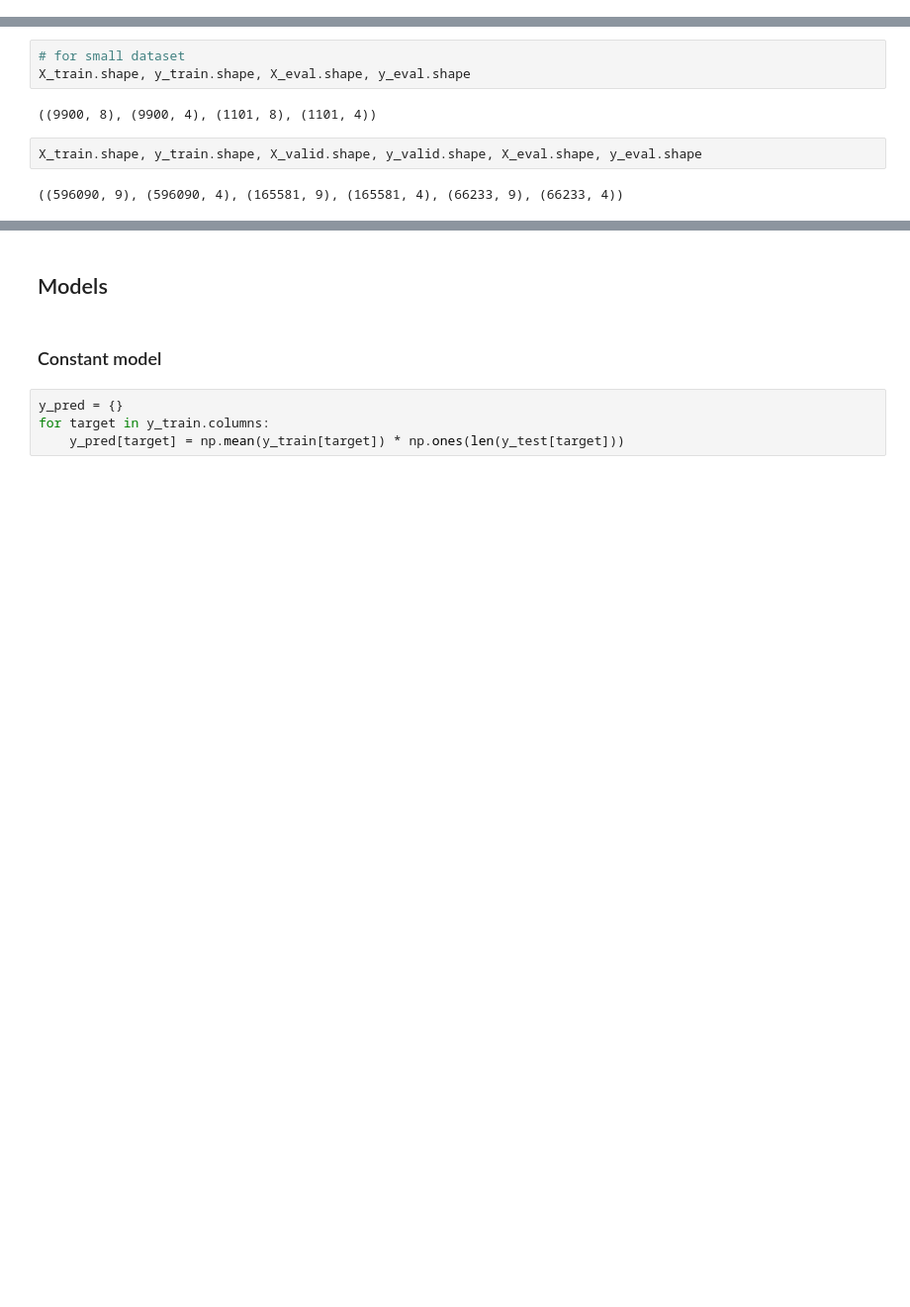
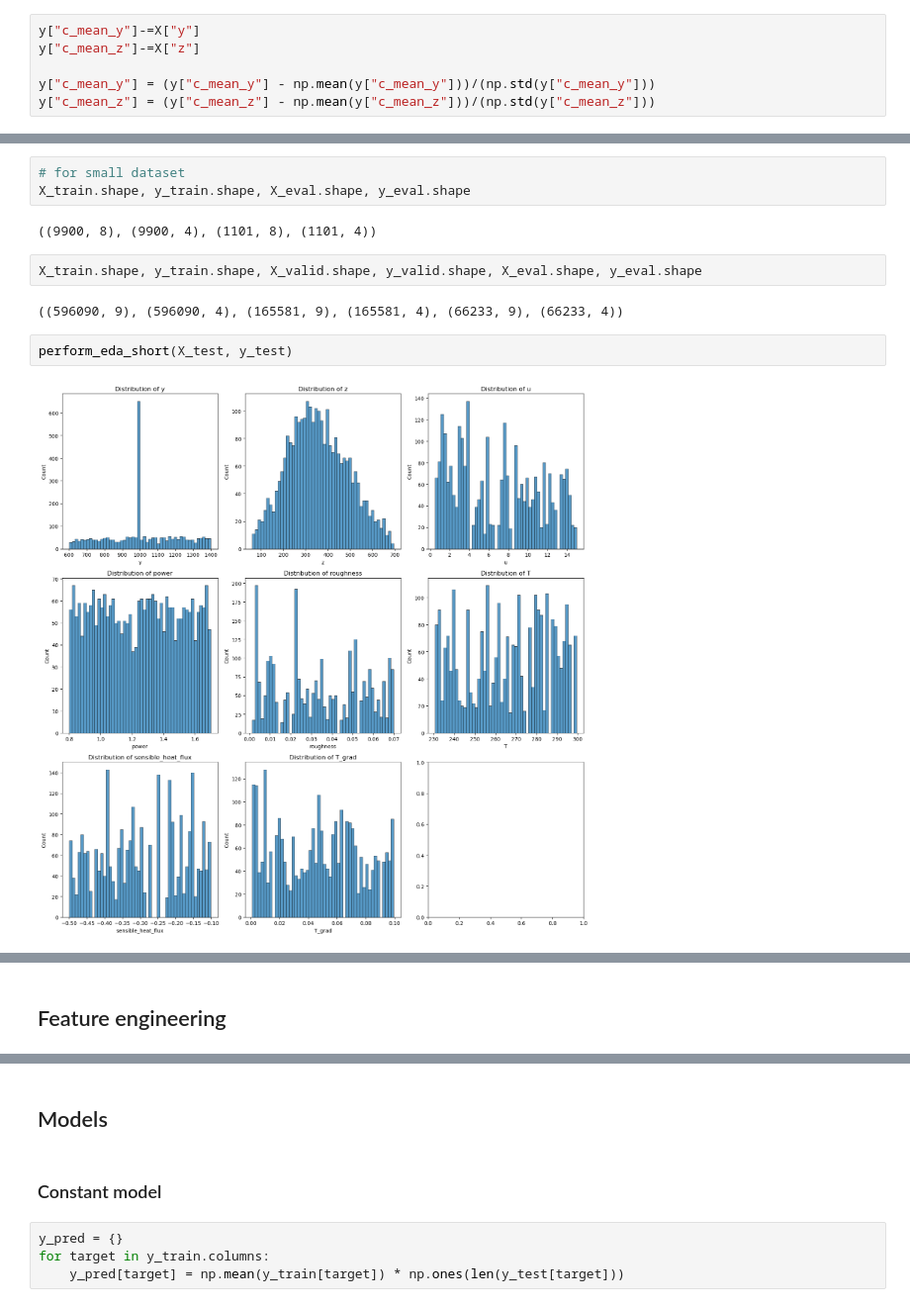
Before and after one commit to Esaak/NIR, a Jupyter notebook: ml/ml_1.ipynb, the cells around one changed output, grey strips where cells are left out. Shown at 99% size. Drawn from its saved outputs; the diff is of its cells as text; blank space fills up the shorter version.

```diff
--- a/ml/ml_1.ipynb
+++ b/ml/ml_1.ipynb
@@ -163,3 +69,9 @@ perform_eda(X, y)
+# %%
+y["c_mean_y"]-=X["y"]
+y["c_mean_z"]-=X["z"]
+
+y["c_mean_y"] = (y["c_mean_y"] - np.mean(y["c_mean_y"]))/(np.std(y["c_mean_y"]))
+y["c_mean_z"] = (y["c_mean_z"] - np.mean(y["c_mean_z"]))/(np.std(y["c_mean_z"]))
 # %% [markdown]
 ## Test-train split
 # %%
@@ -180,3 +92,7 @@ X_train.shape, y_train.shape, X_eval.shape, y_eval.shape
 X_train.shape, y_train.shape, X_valid.shape, y_valid.shape, X_eval.shape, y_eval.shape
 # %% [output]
 ((596090, 9), (596090, 4), (165581, 9), (165581, 4), (66233, 9), (66233, 4))
+# %%
+perform_eda_short(X_test, y_test)
+# %% [output]
+[figure, added]
@@ -182,0 +100,2 @@ X_train.shape, y_train.shape, X_valid.shape, y_valid.shape, X_eval.shape, y_eval
+# %% [markdown]
+## Feature engineering
```
Also changed, not shown: parts of 17 cells of this notebook, 14 other files.
